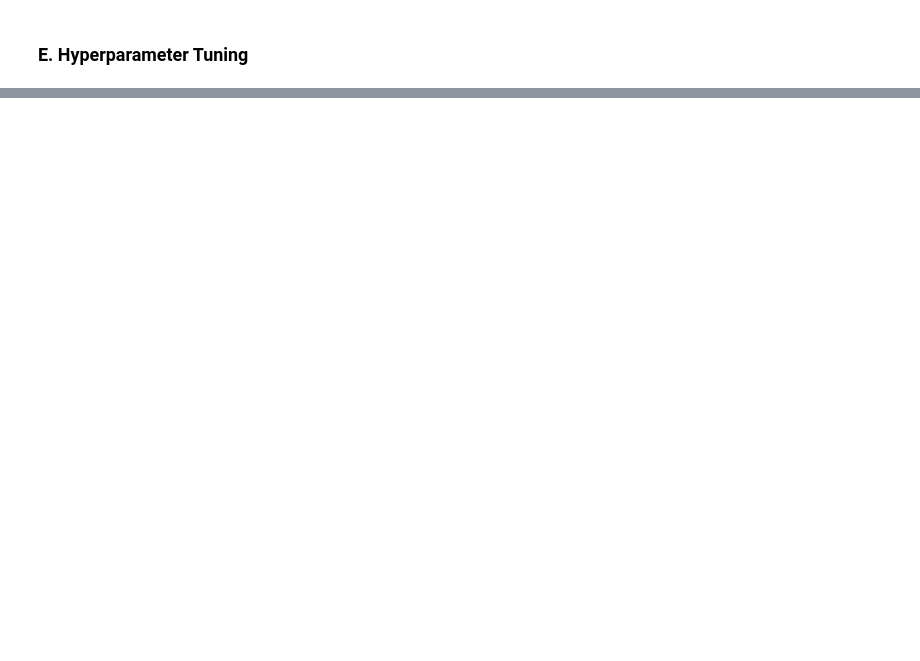
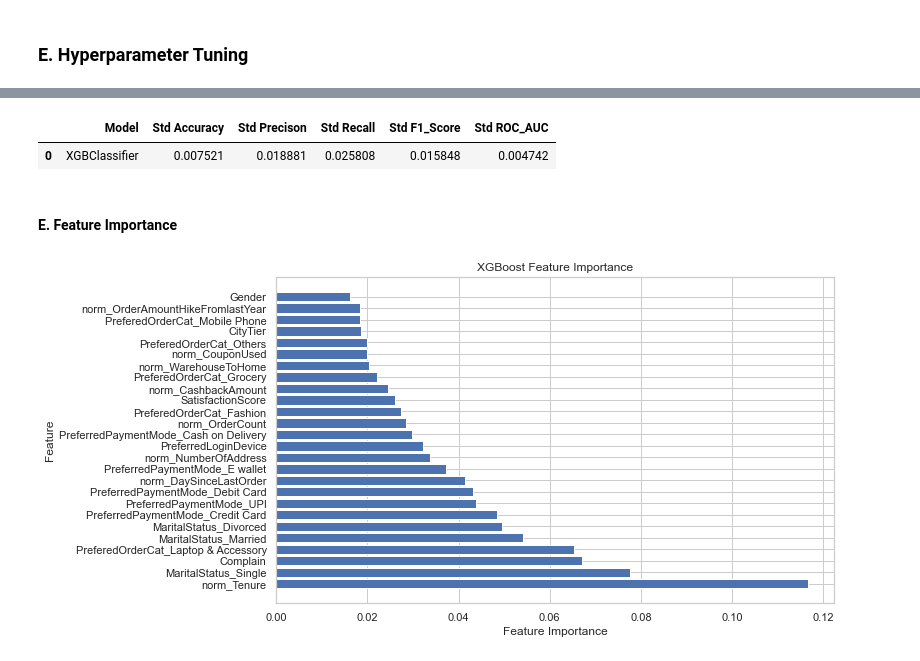
Before and after one commit to Lima-B-Aja/5-b-aja, a Jupyter notebook: Final_Project_Rakamin_Stage3_Modelling_mentoring.ipynb, the cells around one changed output, grey strips where cells are left out. Saved outputs shown, nothing was run; the diff lists cells and outputs as text; code cells hidden in the pictures; blank space fills up the shorter version.

Commit message:
Updated Feature Importance

```diff
--- a/Final_Project_Rakamin_Stage3_Modelling_mentoring.ipynb
+++ b/Final_Project_Rakamin_Stage3_Modelling_mentoring.ipynb
@@ -1362,0 +1474,29 @@ data_cross_val
+# %%
+data_cross_val_hyperparameter
+# %% [output]
+|  | Model | Std Accuracy | Std Precison | Std Recall | Std F1_Score | Std ROC_AUC |
+| 0 | XGBClassifier | 0.007521 | 0.018881 | 0.025808 | 0.015848 | 0.004742 |
+# %% [markdown]
+#### E. Feature Importance
+# %%
+# Get feature importances
+feature_importances = best_xgb_model.feature_importances_
+
+# Get the names of the features (replace with your feature names if needed)
+feature_names = list(X.columns)  # Replace X with your feature data
+
+# Create a DataFrame to display the feature importances
+importance_df = pd.DataFrame({'Feature': feature_names, 'Importance': feature_importances})
+
+# Sort the DataFrame by importance in descending order
+importance_df = importance_df.sort_values(by='Importance', ascending=False)
+
+# Plot the feature importances
+plt.figure(figsize=(10, 6))
+plt.barh(importance_df['Feature'], importance_df['Importance'])
+plt.xlabel('Feature Importance')
+plt.ylabel('Feature')
+plt.title('XGBoost Feature Importance')
+plt.show()
+# %% [output]
+[figure, added]
```
Also changed, not shown: parts of 45 cells of this notebook.
